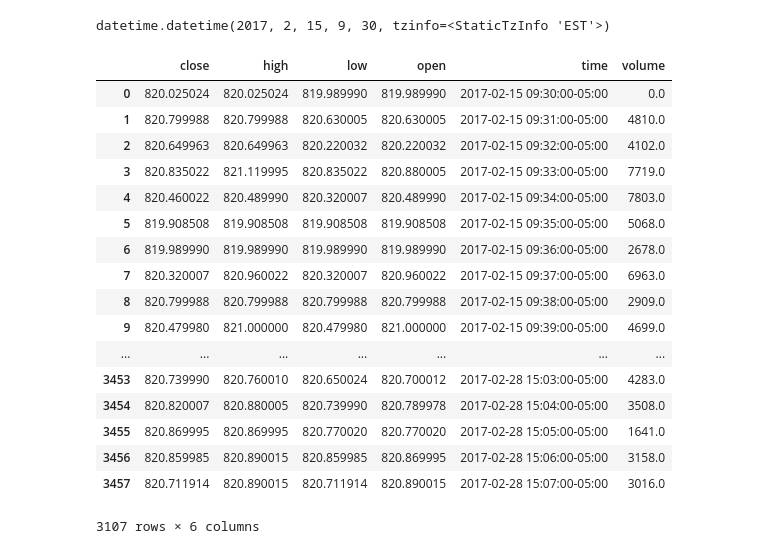
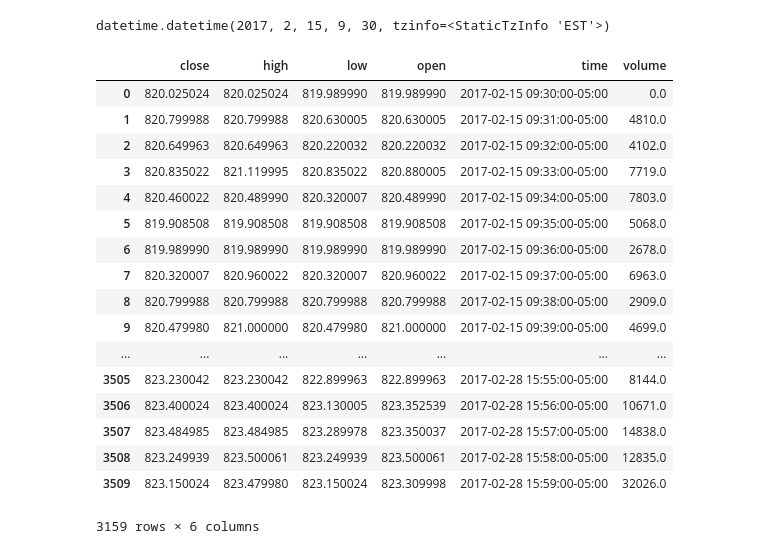
Before and after one commit to alekseystryukov/notebooks, a Jupyter notebook: N05.ipynb, the cells around one changed output. Drawn from its saved outputs; the diff is of its cells as text; code cells hidden in the pictures.

```diff
--- a/N05.ipynb
+++ b/N05.ipynb
@@ -38,45 +38,45 @@ get_start_date(datetime.now(tz=DATA_TIMEZONE).replace(hour=16, minute=0, second=
 # %% [output]
 datetime.datetime(2017, 2, 15, 9, 30, tzinfo=<StaticTzInfo 'EST'>)
 # %%
-def get_data(symbol):
-    today = datetime.now(tz=DATA_TIMEZONE).replace(hour=16, minute=0, second=0, microsecond=0)
-    start = get_start_date(today)
+def get_data(symbol, start_date, end_date):
+
     url = "https://query1.finance.yahoo.com/v7/finance/chart/{}?period1={:.0f}&period2={:.0f}"\
           "&interval=1m&indicators=quote&includeTimestamps=true&"\
-          "events=div%7Csplit%7Cearn".format(symbol, start.timestamp(), today.timestamp())
+          "events=div%7Csplit%7Cearn".format(symbol, start_date.timestamp(), end_date.timestamp())
     page = requests.get(url)
     chart = page.json()['chart']
 
     if chart['error']:
         print(chart['error'])
 
     result = chart['result'][0]
     data = result['indicators']['quote'][0]
     data['time'] = [datetime.fromtimestamp(t, tz=DATA_TIMEZONE) for t in result['timestamp']]
     df = pd.DataFrame(data)
     return df[df.volume.notnull()]
 
-dd = get_data("GOOG")
+today = datetime.now(tz=DATA_TIMEZONE).replace(hour=16, minute=0, second=0, microsecond=0)
+dd = get_data("GOOG", get_start_date(today), today)
 dd
 # %% [output]
 |  | close | high | low | open | time | volume |
 | 0 | 820.025024 | 820.025024 | 819.989990 | 819.989990 | 2017-02-15 09:30:00-05:00 | 0.0 |
 | 1 | 820.799988 | 820.799988 | 820.630005 | 820.630005 | 2017-02-15 09:31:00-05:00 | 4810.0 |
 | 2 | 820.649963 | 820.649963 | 820.220032 | 820.220032 | 2017-02-15 09:32:00-05:00 | 4102.0 |
 | 3 | 820.835022 | 821.119995 | 820.835022 | 820.880005 | 2017-02-15 09:33:00-05:00 | 7719.0 |
 | 4 | 820.460022 | 820.489990 | 820.320007 | 820.489990 | 2017-02-15 09:34:00-05:00 | 7803.0 |
 | 5 | 819.908508 | 819.908508 | 819.908508 | 819.908508 | 2017-02-15 09:35:00-05:00 | 5068.0 |
 | 6 | 819.989990 | 819.989990 | 819.989990 | 819.989990 | 2017-02-15 09:36:00-05:00 | 2678.0 |
 | 7 | 820.320007 | 820.960022 | 820.320007 | 820.960022 | 2017-02-15 09:37:00-05:00 | 6963.0 |
 | 8 | 820.799988 | 820.799988 | 820.799988 | 820.799988 | 2017-02-15 09:38:00-05:00 | 2909.0 |
 | 9 | 820.479980 | 821.000000 | 820.479980 | 821.000000 | 2017-02-15 09:39:00-05:00 | 4699.0 |
 | ... | ... | ... | ... | ... | ... | ... |
-| 3453 | 820.739990 | 820.760010 | 820.650024 | 820.700012 | 2017-02-28 15:03:00-05:00 | 4283.0 |
-| 3454 | 820.820007 | 820.880005 | 820.739990 | 820.789978 | 2017-02-28 15:04:00-05:00 | 3508.0 |
-| 3455 | 820.869995 | 820.869995 | 820.770020 | 820.770020 | 2017-02-28 15:05:00-05:00 | 1641.0 |
-| 3456 | 820.859985 | 820.890015 | 820.859985 | 820.869995 | 2017-02-28 15:06:00-05:00 | 3158.0 |
-| 3457 | 820.711914 | 820.890015 | 820.711914 | 820.890015 | 2017-02-28 15:07:00-05:00 | 3016.0 |
+| 3505 | 823.230042 | 823.230042 | 822.899963 | 822.899963 | 2017-02-28 15:55:00-05:00 | 8144.0 |
+| 3506 | 823.400024 | 823.400024 | 823.130005 | 823.352539 | 2017-02-28 15:56:00-05:00 | 10671.0 |
+| 3507 | 823.484985 | 823.484985 | 823.289978 | 823.350037 | 2017-02-28 15:57:00-05:00 | 14838.0 |
+| 3508 | 823.249939 | 823.500061 | 823.249939 | 823.500061 | 2017-02-28 15:58:00-05:00 | 12835.0 |
+| 3509 | 823.150024 | 823.479980 | 823.150024 | 823.309998 | 2017-02-28 15:59:00-05:00 | 32026.0 |
-3107 rows × 6 columns
+3159 rows × 6 columns
 # %%
 dd_len = len(dd)
 dd['avg9days'] = dd.volume.rolling(window=dd_len, min_periods=1).mean()
```
Also changed, not shown: parts of 4 cells of this notebook.
